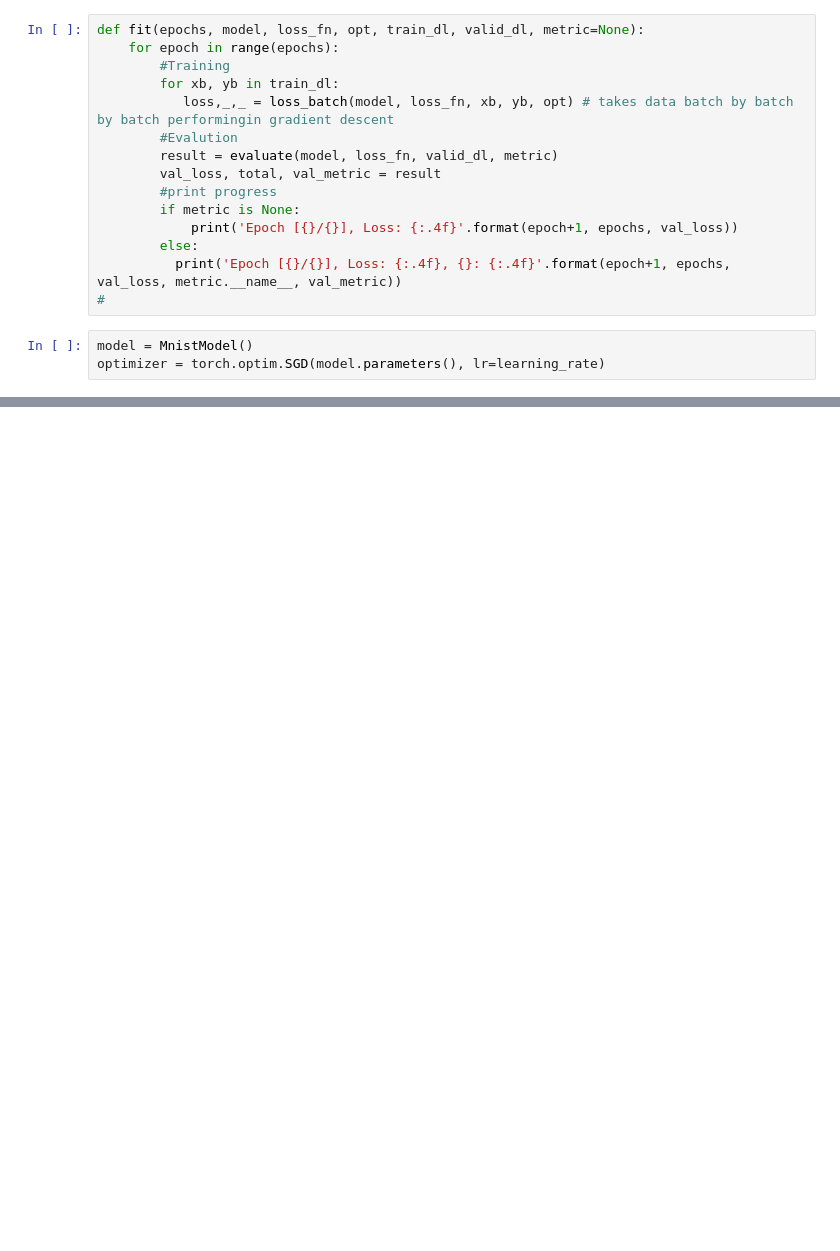
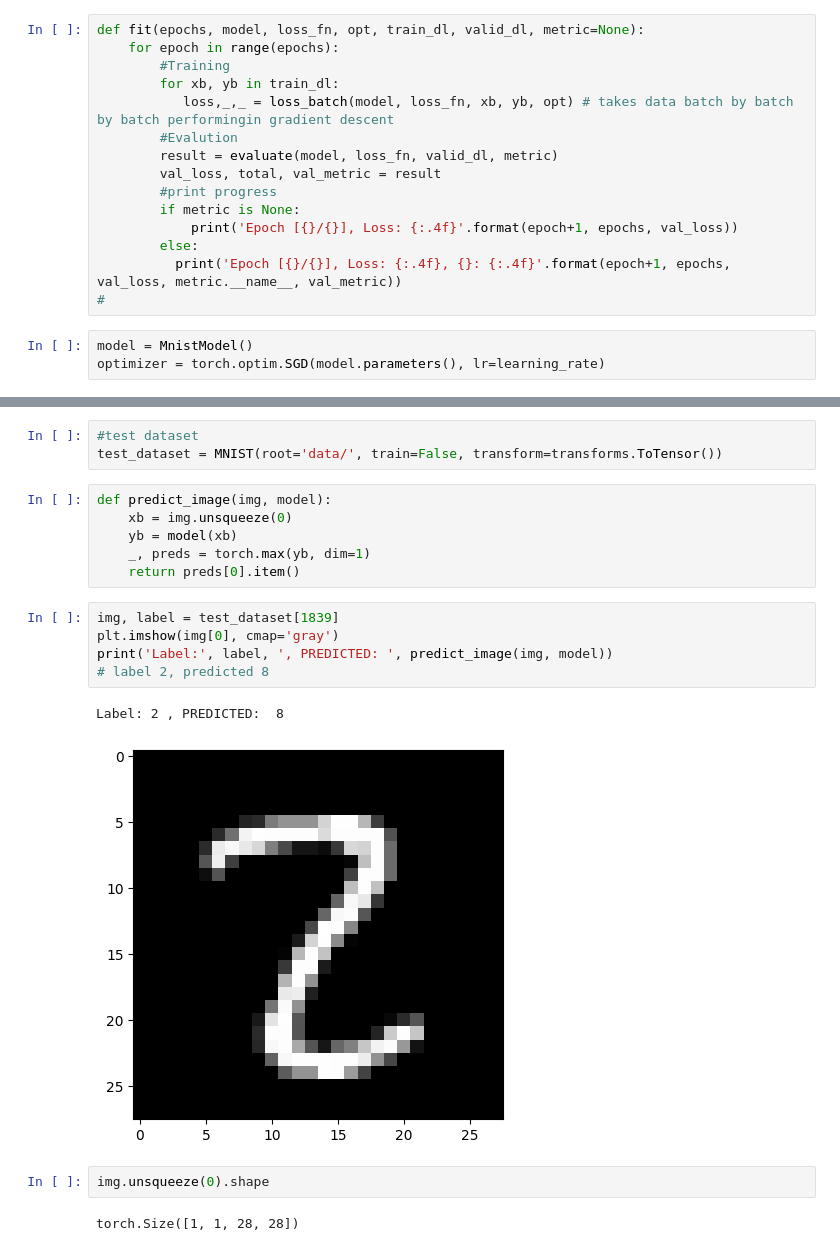
Before and after one commit to thomasm1/python_2018, a Jupyter notebook: logistic_regression_pytorch.ipynb, the cells around one changed output, grey strips where cells are left out. Saved outputs shown, nothing was run; the diff lists cells and outputs as text; blank space fills up the shorter version.

```diff
--- a/logistic_regression_pytorch.ipynb
+++ b/logistic_regression_pytorch.ipynb
@@ -433,3 +428,24 @@ plt.title('accuracies vs. No. of epochs');
 # 2.55
 # %% [output]
 [figure]
+# %%
+#test dataset
+test_dataset = MNIST(root='data/', train=False, transform=transforms.ToTensor())
+# %%
+def predict_image(img, model):
+    xb = img.unsqueeze(0)
+    yb = model(xb)
+    _, preds = torch.max(yb, dim=1)
+    return preds[0].item()
+# %%
+img, label = test_dataset[1839]
+plt.imshow(img[0], cmap='gray')
+print('Label:', label, ', PREDICTED: ', predict_image(img, model))
+# label 2, predicted 8
+# %% [output]
+Label: 2 , PREDICTED:  8
+[figure, added]
+# %%
+img.unsqueeze(0).shape
+# %% [output]
+torch.Size([1, 1, 28, 28])
```
Also changed, not shown: parts of 26 cells of this notebook, 4 other files.
